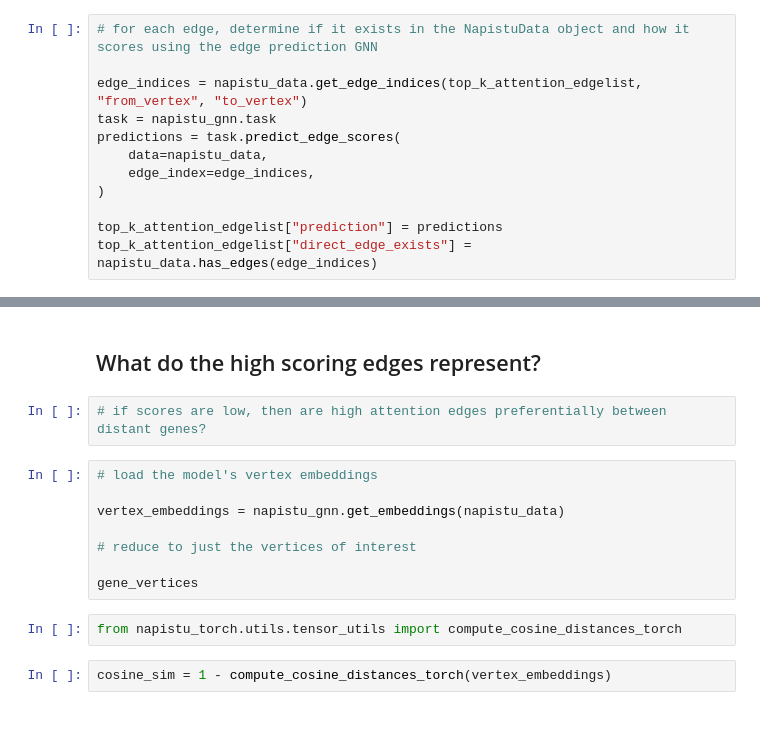
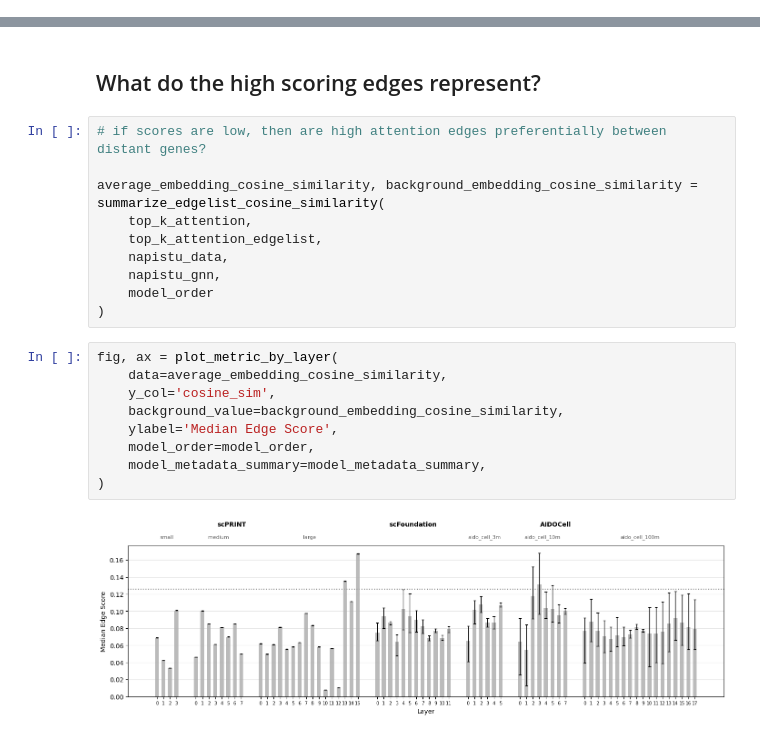
Before and after one commit to napistu/napistu-scrapyard, a Jupyter notebook: applications/foundation_models/compare_embeddings.ipynb, the cells around one changed output, grey strips where cells are left out. Saved outputs shown, nothing was run; the diff lists cells and outputs as text.

```diff
--- a/applications/foundation_models/compare_embeddings.ipynb
+++ b/applications/foundation_models/compare_embeddings.ipynb
@@ -1199,12 +1264,0 @@ fig, ax = plot_metric_by_layer(
-# %%
-# for each edge, determine if it exists in the NapistuData object and how it scores using the edge prediction GNN
-
-edge_indices = napistu_data.get_edge_indices(top_k_attention_edgelist, "from_vertex", "to_vertex")
-task = napistu_gnn.task
-predictions = task.predict_edge_scores(
-    data=napistu_data,
-    edge_index=edge_indices,
-)
-
-top_k_attention_edgelist["prediction"] = predictions
-top_k_attention_edgelist["direct_edge_exists"] = napistu_data.has_edges(edge_indices)
@@ -1359,15 +1310,22 @@ plt.show()
 ## What do the high scoring edges represent?
 # %%
 # if scores are low, then are high attention edges preferentially between distant genes?
+
+average_embedding_cosine_similarity, background_embedding_cosine_similarity = summarize_edgelist_cosine_similarity(
+    top_k_attention,
+    top_k_attention_edgelist,
+    napistu_data,
+    napistu_gnn,
+    model_order
+)
-# %%
-# load the model's vertex embeddings
-
-vertex_embeddings = napistu_gnn.get_embeddings(napistu_data)
-
-# reduce to just the vertices of interest
-
-gene_vertices
-# %%
-from napistu_torch.utils.tensor_utils import compute_cosine_distances_torch
-# %%
-cosine_sim = 1 - compute_cosine_distances_torch(vertex_embeddings)
+# %%
+fig, ax = plot_metric_by_layer(
+    data=average_embedding_cosine_similarity,
+    y_col='cosine_sim',
+    background_value=background_embedding_cosine_similarity,
+    ylabel='Median Edge Score',
+    model_order=model_order,
+    model_metadata_summary=model_metadata_summary,
+)
+# %% [output]
+[figure, added]
```
Also changed, not shown: parts of 12 cells of this notebook.
